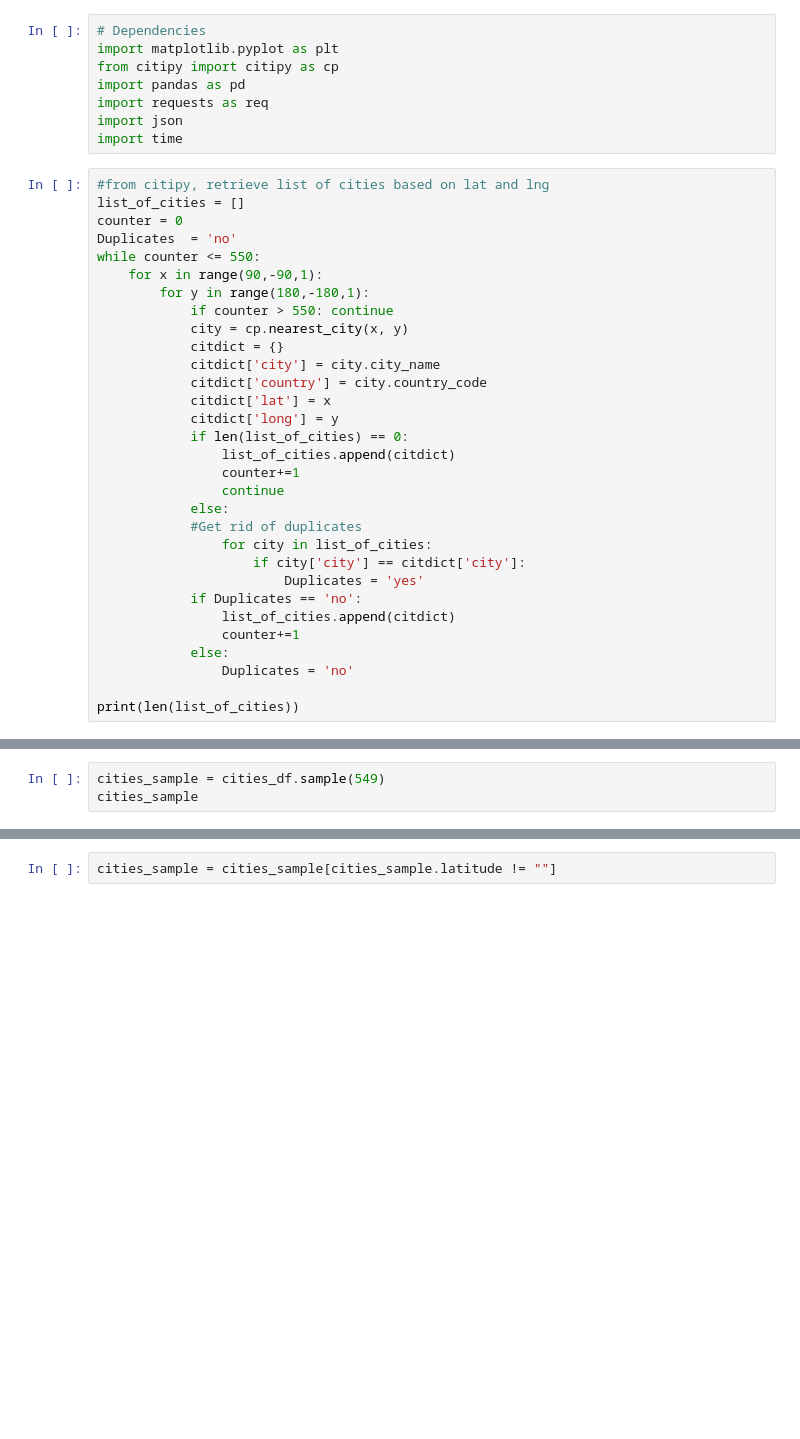
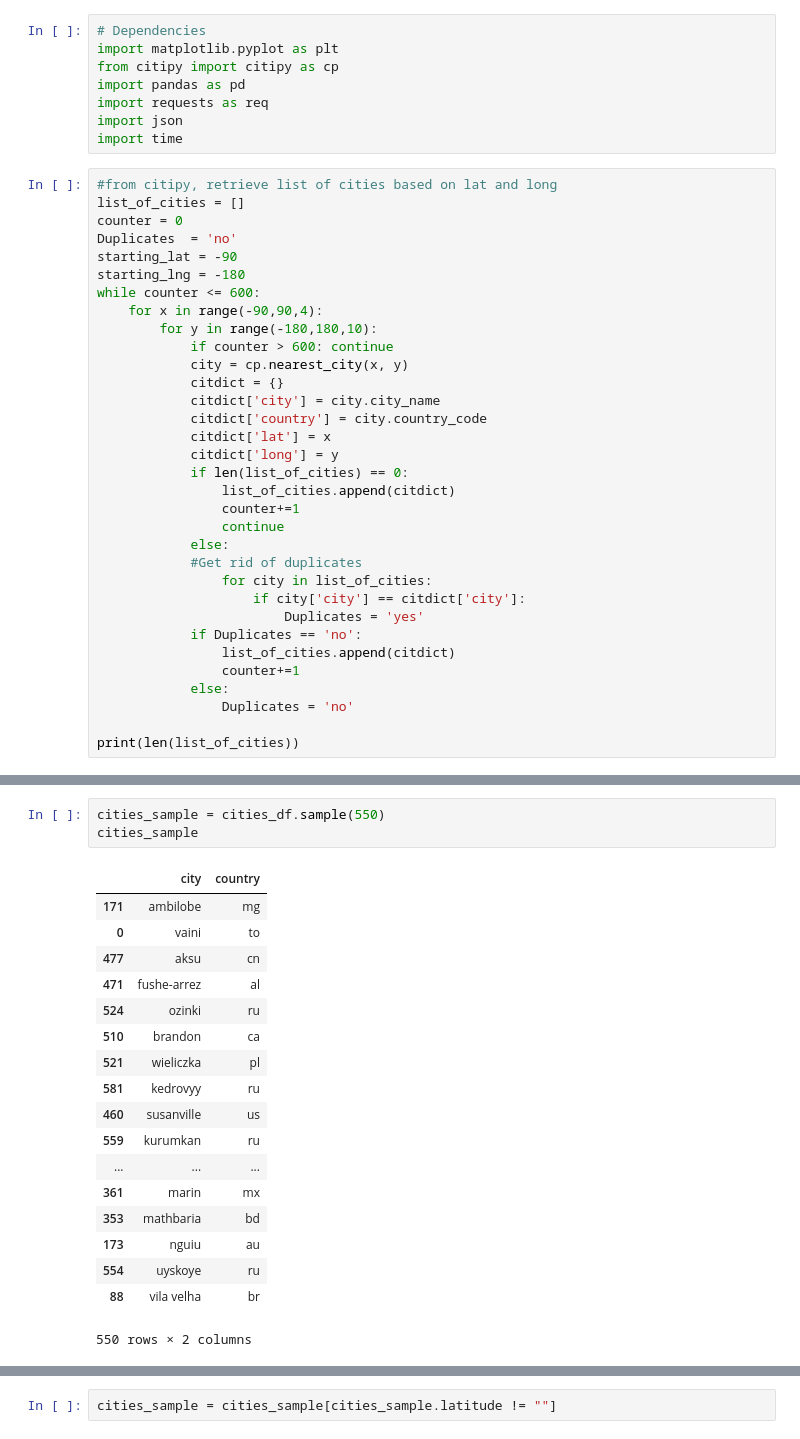
Before and after one commit to AlfaiAbdul/WeatherPy_Project-, a Jupyter notebook: WeatherPy.ipynb, the cells around one changed output, grey strips where cells are left out. Cells and saved outputs as stored; diff of their text form; blank space fills up the shorter version.

```diff
--- a/WeatherPy.ipynb
+++ b/WeatherPy.ipynb
@@ -7,14 +7,16 @@ import requests as req
 import json
 import time
 # %%
-#from citipy, retrieve list of cities based on lat and lng
+#from citipy, retrieve list of cities based on lat and long
 list_of_cities = []
 counter = 0
 Duplicates  = 'no'
-while counter <= 550:
-    for x in range(90,-90,1):
-        for y in range(180,-180,1):
-            if counter > 550: continue
+starting_lat = -90
+starting_lng = -180
+while counter <= 600:
+    for x in range(-90,90,4):
+        for y in range(-180,180,10):
+            if counter > 600: continue
             city = cp.nearest_city(x, y)
             citdict = {}
             citdict['city'] = city.city_name
@@ -46,7 +52,26 @@ cities_df = pd.DataFrame({
     'country': [x['country'] for x in list_of_cities],
 })
 # %%
-cities_sample = cities_df.sample(549)
+cities_sample = cities_df.sample(550)
 cities_sample
+# %% [output]
+|  | city | country |
+| 171 | ambilobe | mg |
+| 0 | vaini | to |
+| 477 | aksu | cn |
+| 471 | fushe-arrez | al |
+| 524 | ozinki | ru |
+| 510 | brandon | ca |
+| 521 | wieliczka | pl |
+| 581 | kedrovyy | ru |
+| 460 | susanville | us |
+| 559 | kurumkan | ru |
+| ... | ... | ... |
+| 361 | marin | mx |
+| 353 | mathbaria | bd |
+| 173 | nguiu | au |
+| 554 | uyskoye | ru |
+| 88 | vila velha | br |
+550 rows × 2 columns
 # %%
 url = "http://api.openweathermap.org/data/2.5/weather?"
```
Also changed, not shown: parts of 11 cells of this notebook.
